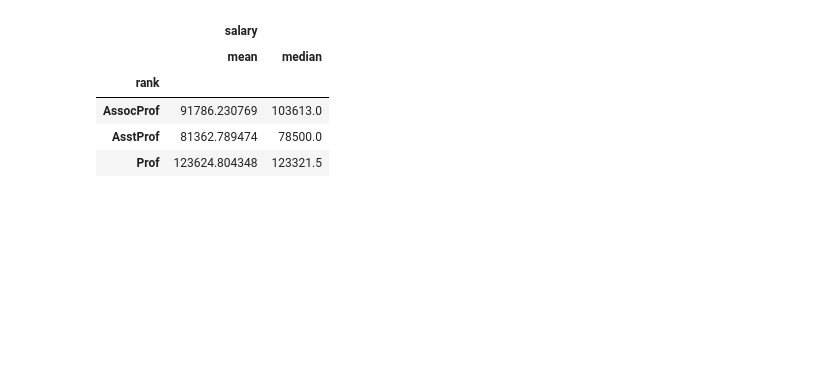
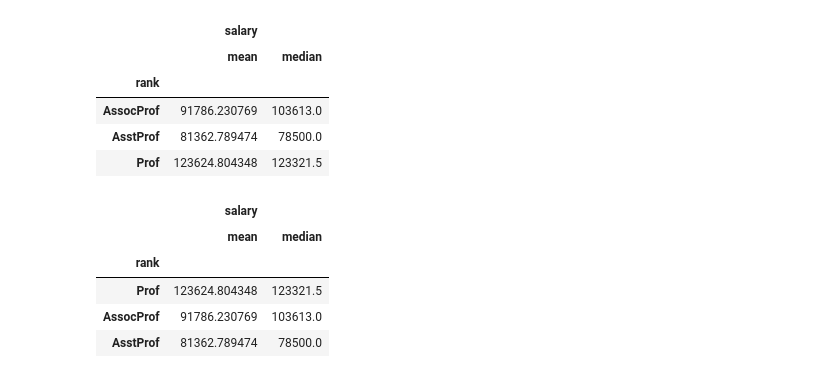
Before and after one commit to chineidu/Assignments, a Jupyter notebook: EDA.ipynb, the cells around one changed output. Saved outputs shown, nothing was run; the diff lists cells and outputs as text; code cells hidden in the pictures; blank space fills up the shorter version.

```diff
--- a/EDA.ipynb
+++ b/EDA.ipynb
@@ -159,3 +163,13 @@ grp_rank[['salary']].agg(['mean', 'median'])
 | AssocProf | 91786.230769 | 103613.0 |
 | AsstProf | 81362.789474 | 78500.0 |
 | Prof | 123624.804348 | 123321.5 |
+# %%
+# Earnings in descending order
+grp_rank[['salary']].agg(['mean', 'median']).apply(lambda x: x.sort_values(ascending=False))
+# %% [output]
+|  | salary |  |
+|  | mean | median |
+| rank |  |  |
+| Prof | 123624.804348 | 123321.5 |
+| AssocProf | 91786.230769 | 103613.0 |
+| AsstProf | 81362.789474 | 78500.0 |
```
Also changed, not shown: parts of 25 cells of this notebook.
